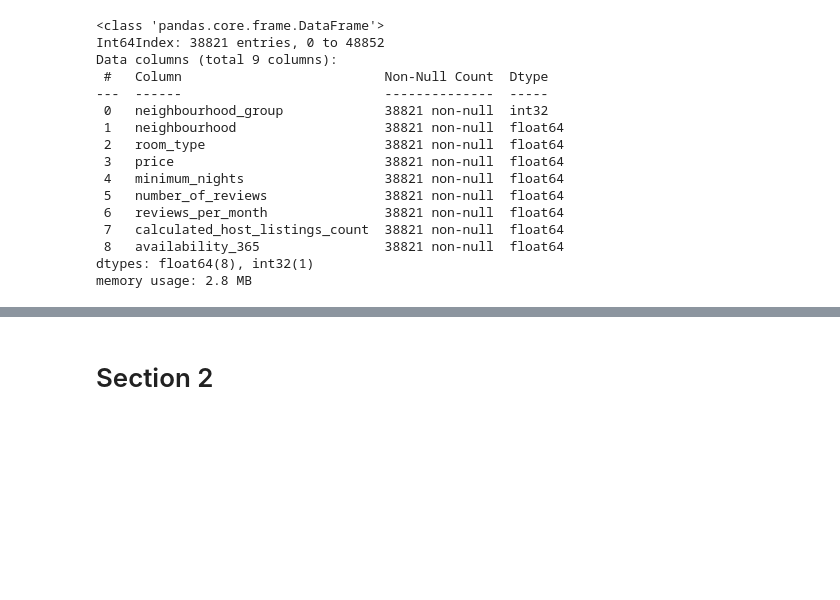
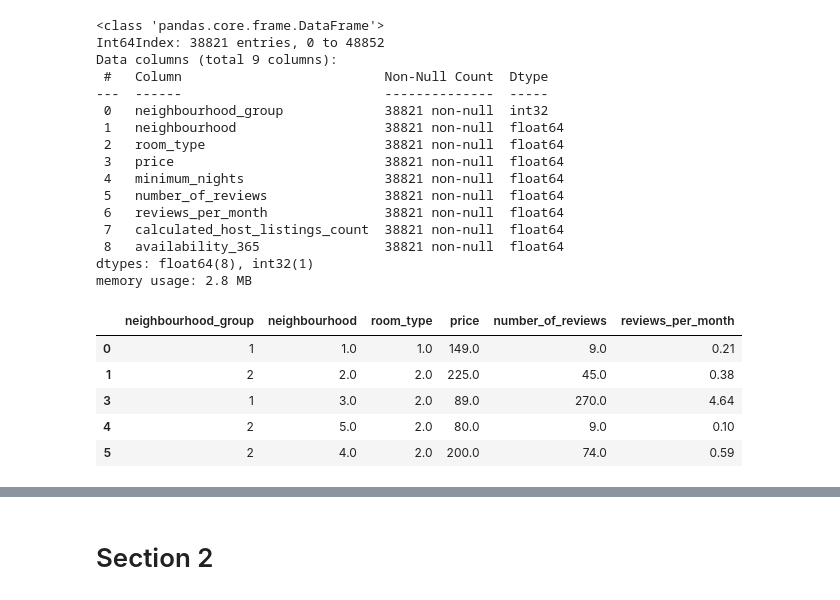
Before and after one commit to INV-VTL/P5-Project, a Jupyter notebook: Untitled.ipynb, the cells around one changed output, grey strips where cells are left out. Saved outputs shown, nothing was run; the diff lists cells and outputs as text; code cells hidden in the pictures; blank space fills up the shorter version.

```diff
--- a/Untitled.ipynb
+++ b/Untitled.ipynb
@@ -533,0 +536,9 @@ memory usage: 2.8 MB
+# %%
+df.head()
+# %% [output]
+|  | neighbourhood_group | neighbourhood | room_type | price | number_of_reviews | reviews_per_month |
+| 0 | 1 | 1.0 | 1.0 | 149.0 | 9.0 | 0.21 |
+| 1 | 2 | 2.0 | 2.0 | 225.0 | 45.0 | 0.38 |
+| 3 | 1 | 3.0 | 2.0 | 89.0 | 270.0 | 4.64 |
+| 4 | 2 | 5.0 | 2.0 | 80.0 | 9.0 | 0.10 |
+| 5 | 2 | 4.0 | 2.0 | 200.0 | 74.0 | 0.59 |
```
Also changed, not shown: parts of 16 cells of this notebook.
